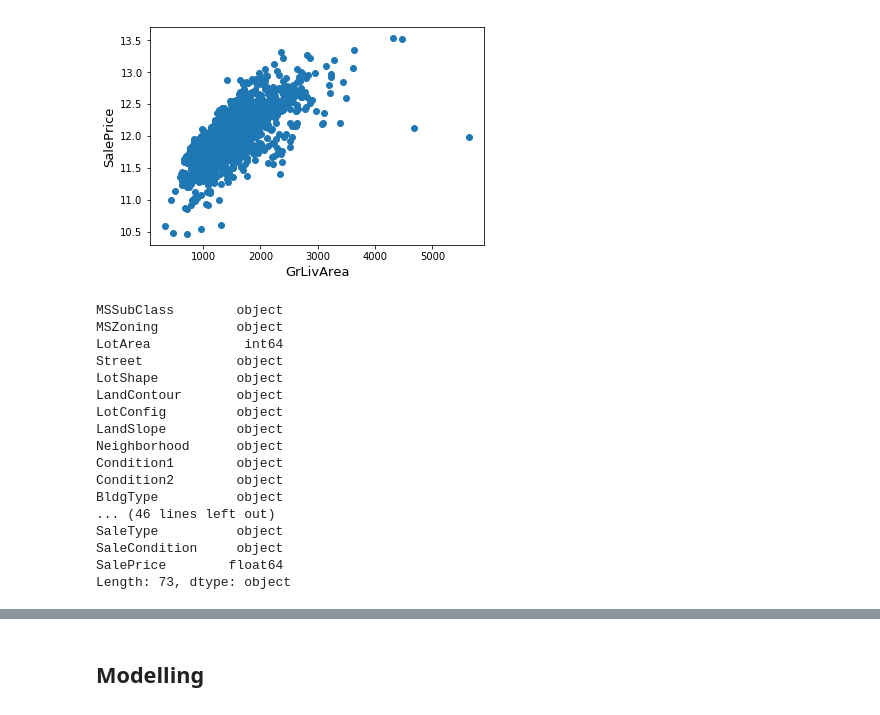
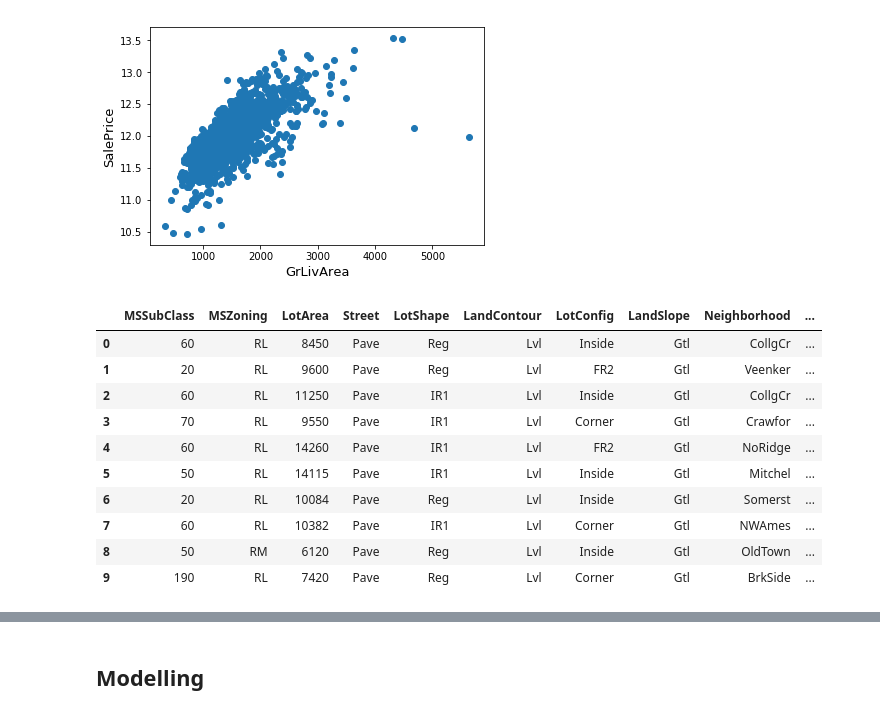
Before and after one commit to BaronMa/Kaggle-Competition, a Jupyter notebook: House Prices/Predict house price.ipynb, the cells around one changed output, grey strips where cells are left out. Saved outputs shown, nothing was run; the diff lists cells and outputs as text; code cells hidden in the pictures.

```diff
--- a/House Prices/Predict house price.ipynb
+++ b/House Prices/Predict house price.ipynb
@@ -256,20 +234,0 @@ df_test['YearRemodAdd'] = df_test['YearRemodAdd'].astype(str)
-# %%
-df_train.dtypes
-# %% [output]
-MSSubClass        object
-MSZoning          object
-LotArea            int64
-Street            object
-LotShape          object
-LandContour       object
-LotConfig         object
-LandSlope         object
-Neighborhood      object
-Condition1        object
-Condition2        object
-BldgType          object
-... (46 lines left out)
-SaleType          object
-SaleCondition     object
-SalePrice        float64
-Length: 73, dtype: object
@@ -275,0 +248,14 @@ Length: 73, dtype: object
+# %%
+df_train.head(10)
+# %% [output]
+|  | MSSubClass | MSZoning | LotArea | Street | LotShape | LandContour | LotConfig | LandSlope | Neighborhood | ... |
+| 0 | 60 | RL | 8450 | Pave | Reg | Lvl | Inside | Gtl | CollgCr | ... |
+| 1 | 20 | RL | 9600 | Pave | Reg | Lvl | FR2 | Gtl | Veenker | ... |
+| 2 | 60 | RL | 11250 | Pave | IR1 | Lvl | Inside | Gtl | CollgCr | ... |
+| 3 | 70 | RL | 9550 | Pave | IR1 | Lvl | Corner | Gtl | Crawfor | ... |
+| 4 | 60 | RL | 14260 | Pave | IR1 | Lvl | FR2 | Gtl | NoRidge | ... |
+| 5 | 50 | RL | 14115 | Pave | IR1 | Lvl | Inside | Gtl | Mitchel | ... |
+| 6 | 20 | RL | 10084 | Pave | Reg | Lvl | Inside | Gtl | Somerst | ... |
+| 7 | 60 | RL | 10382 | Pave | IR1 | Lvl | Corner | Gtl | NWAmes | ... |
+| 8 | 50 | RM | 6120 | Pave | Reg | Lvl | Inside | Gtl | OldTown | ... |
+| 9 | 190 | RL | 7420 | Pave | Reg | Lvl | Corner | Gtl | BrkSide | ... |
```
Also changed, not shown: parts of 38 cells of this notebook.
